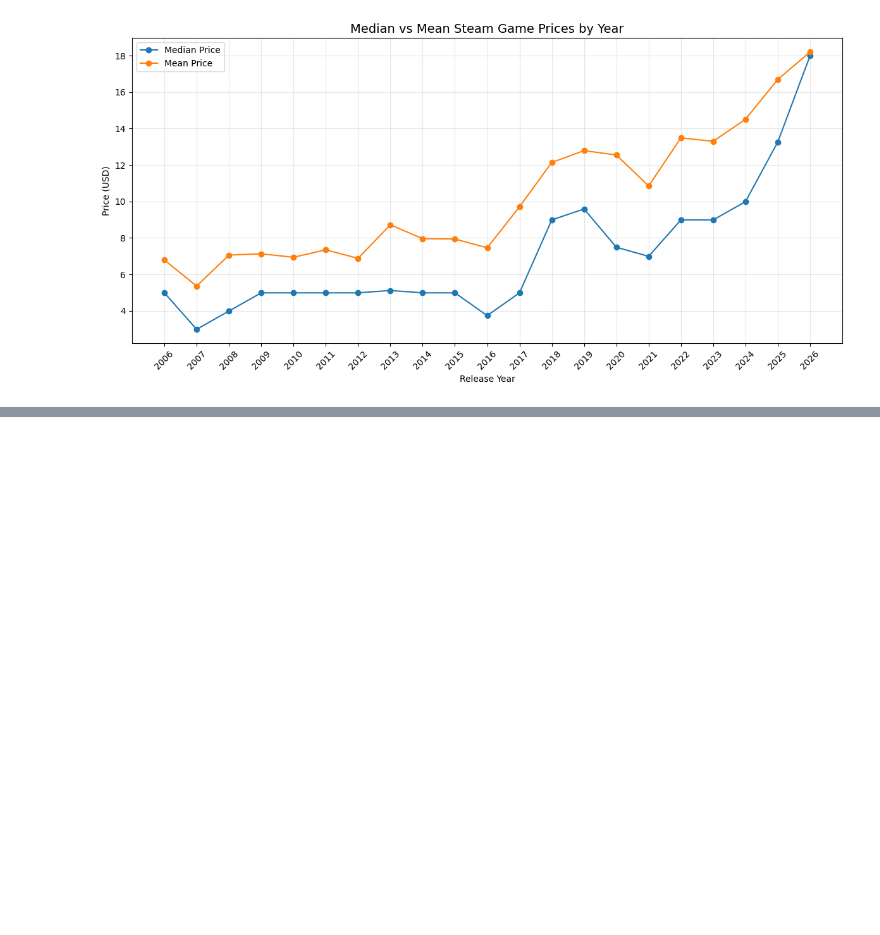
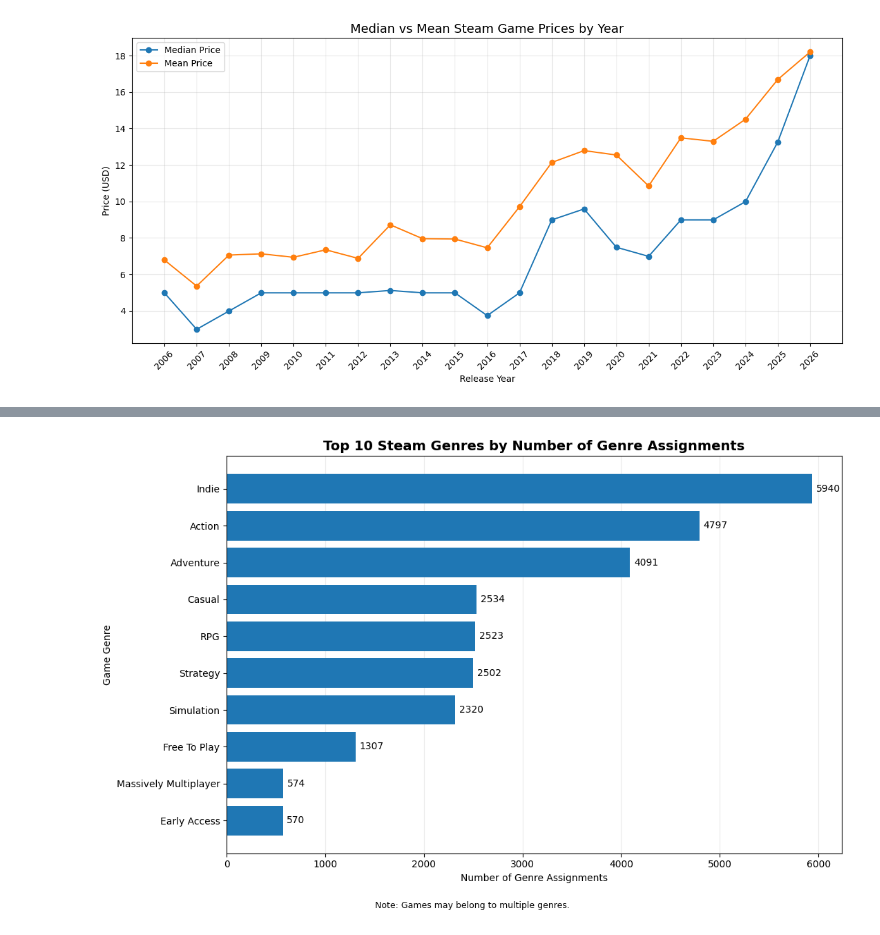
Before and after one commit to nabil20102000/gaming-industry-analytics, a Jupyter notebook: Project_1_Steam_Market_Analytics/Python/Steam_Market_EDA.ipynb, the cells around one changed output, grey strips where cells are left out. Drawn from its saved outputs; the diff is of its cells as text; code cells hidden in the pictures; blank space fills up the shorter version.

Commit message:
Charts and changed EDA file

```diff
--- a/Project_1_Steam_Market_Analytics/Python/Steam_Market_EDA.ipynb
+++ b/Project_1_Steam_Market_Analytics/Python/Steam_Market_EDA.ipynb
@@ -678,0 +775,62 @@ plt.show()
+# %%
+
+# ==========================================
+# CHART 1: GENRE DISTRIBUTION
+# ==========================================
+
+# Sort by number of games
+top_genres = (
+    genres_df
+    .sort_values("games", ascending=False)
+    .head(10)
+    .sort_values("games", ascending=True)
+)
+
+# Create chart
+fig, ax = plt.subplots(figsize=(11, 7))
+
+bars = ax.barh(
+    top_genres["genre"],
+    top_genres["games"]
+)
+
+# Add data labels
+ax.bar_label(
+    bars,
+    fmt="%.0f",
+    padding=4
+)
+
+# Titles and labels
+ax.set_title(
+    "Top 10 Steam Genres by Number of Genre Assignments",
+    fontsize=14,
+    fontweight="bold"
+)
+
+ax.set_xlabel("Number of Genre Assignments")
+ax.set_ylabel("Game Genre")
+
+# Add a note
+fig.text(
+    0.5, 0.01,
+    "Note: Games may belong to multiple genres.",
+    ha="center",
+    fontsize=9
+)
+
+ax.grid(axis="x", alpha=0.25)
+ax.set_axisbelow(True)
+
+plt.tight_layout(rect=[0, 0.04, 1, 1])
+
+# Save chart
+plt.savefig(
+    f"{chart_folder}/genre_distribution_top10.png",
+    dpi=300,
+    bbox_inches="tight"
+)
+
+plt.show()
+# %% [output]
+[figure, added]
```
Also changed, not shown: parts of 6 cells of this notebook, 4 other files.
